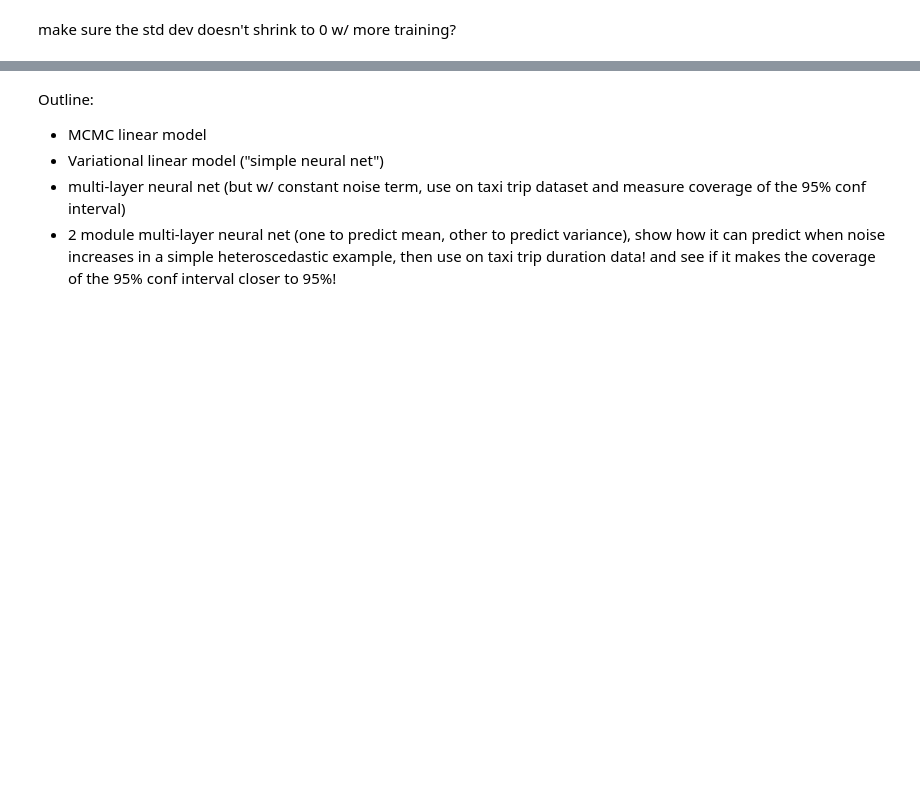
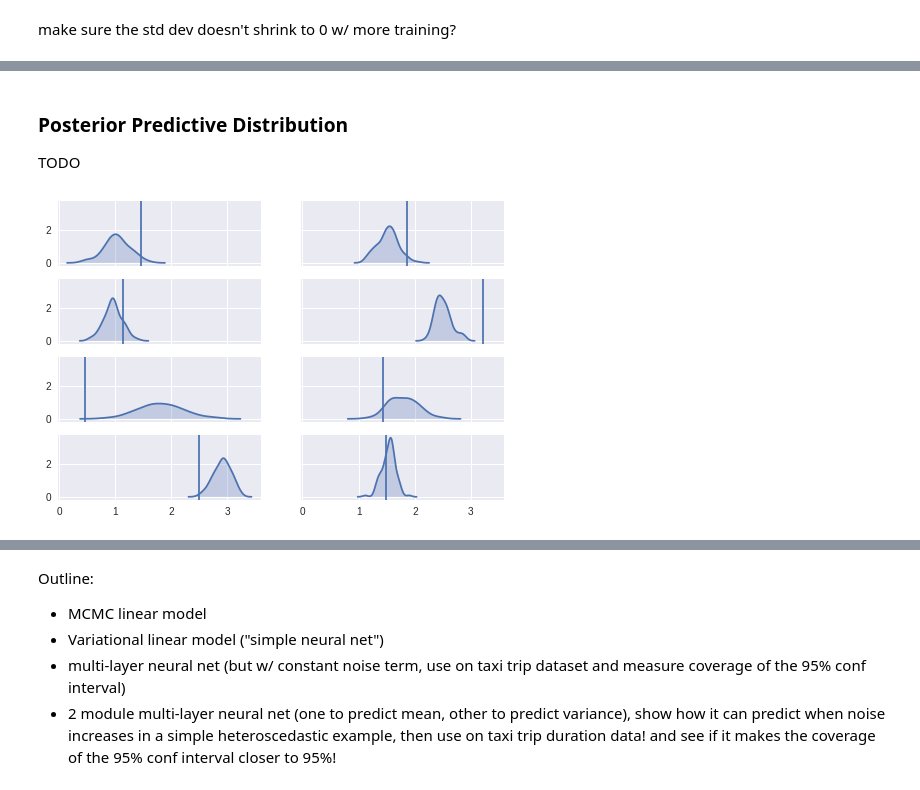
Before and after one commit to brendanhasz/tfp-bayesian-regression, a Jupyter notebook: TFP_Linear_Regression.ipynb, the cells around one changed output, grey strips where cells are left out. Saved outputs shown, nothing was run; the diff lists cells and outputs as text; code cells hidden in the pictures; blank space fills up the shorter version.

```diff
--- a/TFP_Linear_Regression.ipynb
+++ b/TFP_Linear_Regression.ipynb
@@ -574,0 +710,15 @@ plt.show()
+# %% [markdown]
+### Posterior Predictive Distribution
+TODO
+# %%
+# Plot random datapoints and their prediction distributions
+sns.set()
+fig, axes = plt.subplots(4, 2, sharex='all', sharey='all')
+for i in range(4):
+  for j in range(2):
+    ix = i*2+j
+    pred_dist = posterior_predictive_val[:, ix, 0]
+    sns.kdeplot(pred_dist, shade=True, ax=axes[i][j])
+    axes[i][j].axvline(x=y_val[ix,0])
+# %% [output]
+[figure, added]
```
Also changed, not shown: parts of 56 cells of this notebook.
